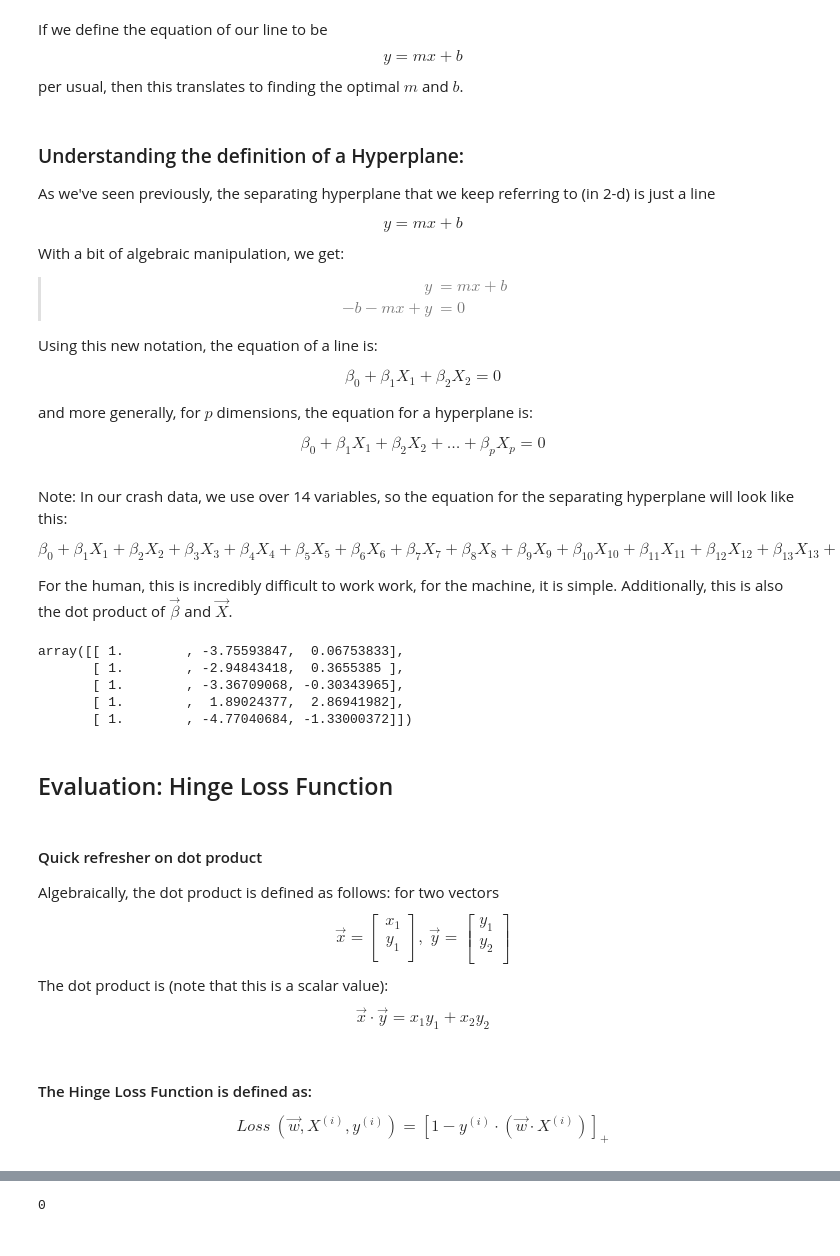
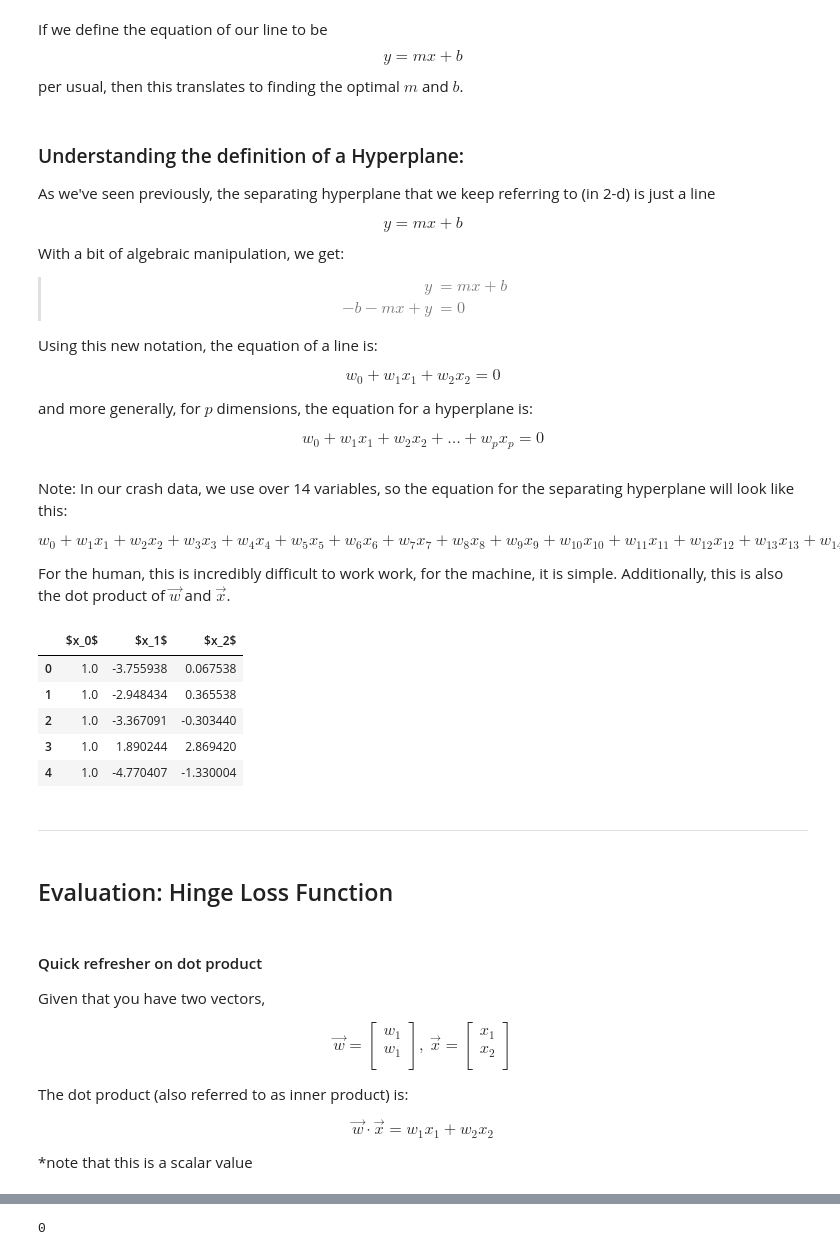
Before and after one commit to collinprather/BDI-2018-JupyterHub, a Jupyter notebook: SVM_scratch.ipynb, the cells around one changed output, grey strips where cells are left out. Drawn from its saved outputs; the diff is of its cells as text; code cells hidden in the pictures.

```diff
--- a/SVM_scratch.ipynb
+++ b/SVM_scratch.ipynb
@@ -55,15 +64,15 @@ y&=mx+b\\
 
 Using this new notation, the equation of a line is:
 
-$$\beta_0+\beta_1X_1+\beta_2X_2=0$$
+$$w_0+w_1x_1+w_2x_2=0$$
 
 and more generally, for $p$ dimensions, the equation for a hyperplane is:
 
-$$\beta_0+\beta_1X_1+\beta_2X_2+\dots+\beta_pX_p=0$$
+$$w_0+w_1x_1+w_2x_2+\dots+w_px_p=0$$
 # %% [markdown]
 Note: In our crash data, we use over 14 variables, so the equation for the separating hyperplane will look like this:
 
-$$\beta_0 + \beta_1X_1 + \beta_2X_2 + \beta_3X_3 + \beta_4X_4 + \beta_5X_5 + \beta_6X_6 + \beta_7X_7 + \beta_8X_8 + \beta_9X_9 + \beta_{10}X_{10} + \beta_{11}X_{11} + \beta_{12}X_{12} + \beta_{13}X_{13} + \beta_{14}X_{14}=0$$
+$$w_0 + w_1x_1 + w_2x_2 + w_3x_3 + w_4x_4 + w_5x_5 + w_6x_6 + w_7x_7 + w_8x_8 + w_9x_9 + w_{10}x_{10} + w_{11}x_{11} + w_{12}x_{12} + w_{13}x_{13} + w_{14}x_{14}=0$$
 
-For the human, this is incredibly difficult to work work, for the machine, it is simple. Additionally, this is also the dot product of $\overrightarrow{\beta}$ and $\overrightarrow{X}$.
+For the human, this is incredibly difficult to work work, for the machine, it is simple. Additionally, this is also the dot product of $\overrightarrow{w}$ and $\overrightarrow{x}$.
 # %%
@@ -74,33 +82,37 @@ def add_intercept(X):
     return np.concatenate((intercept, X), axis=1)
 # %%
 X = add_intercept(X)
-# %%
-X[:5,:]
-# %% [output]
-array([[ 1.        , -3.75593847,  0.06753833],
-       [ 1.        , -2.94843418,  0.3655385 ],
-       [ 1.        , -3.36709068, -0.30343965],
-       [ 1.        ,  1.89024377,  2.86941982],
-       [ 1.        , -4.77040684, -1.33000372]])
+# %%
+pd.DataFrame(X[:5,:], columns = ["$x_0$", "$x_1$", "$x_2$"])
+# %% [output]
+|  | $x_0$ | $x_1$ | $x_2$ |
+| 0 | 1.0 | -3.755938 | 0.067538 |
+| 1 | 1.0 | -2.948434 | 0.365538 |
+| 2 | 1.0 | -3.367091 | -0.303440 |
+| 3 | 1.0 | 1.890244 | 2.869420 |
+| 4 | 1.0 | -4.770407 | -1.330004 |
+# %% [markdown]
+---
 # %% [markdown]
 ## Evaluation: Hinge Loss Function
 # %% [markdown]
 #### Quick refresher on dot product
-Algebraically, the dot product is defined as follows:
-for two vectors $$\overrightarrow{x}=\left[\begin{matrix}
-x_1\\
-y_1\\
+Given that you have two vectors,
+
+$$\overrightarrow{w}=\left[\begin{matrix}
+w_1\\
+w_1\\
 \end{matrix}
 \right],\
-\overrightarrow{y} = \left[\begin{matrix}
-y_1\\
-y_2\\
+\overrightarrow{x} = \left[\begin{matrix}
+x_1\\
+x_2\\
 \end{matrix}
 \right]
 $$
-The dot product is (note that this is a scalar value):
-$$\overrightarrow{x} \cdot \overrightarrow{y} = x_1y_1+x_2y_2$$
+
+The dot product (also referred to as inner product) is:
+
+$$\overrightarrow{w} \cdot \overrightarrow{x} = w_1x_1+w_2x_2$$
+
+*note that this is a scalar value
-# %% [markdown]
-#### The Hinge Loss Function is defined as:
-
-$$Loss\ (\overrightarrow{w}, X^{(i)}, y^{(i)}) = \left[ 1 - y^{(i)} \cdot (\overrightarrow{w} \cdot X^{(i)}) \right]_+$$
```
Also changed, not shown: parts of 27 cells of this notebook, 1 other file.
